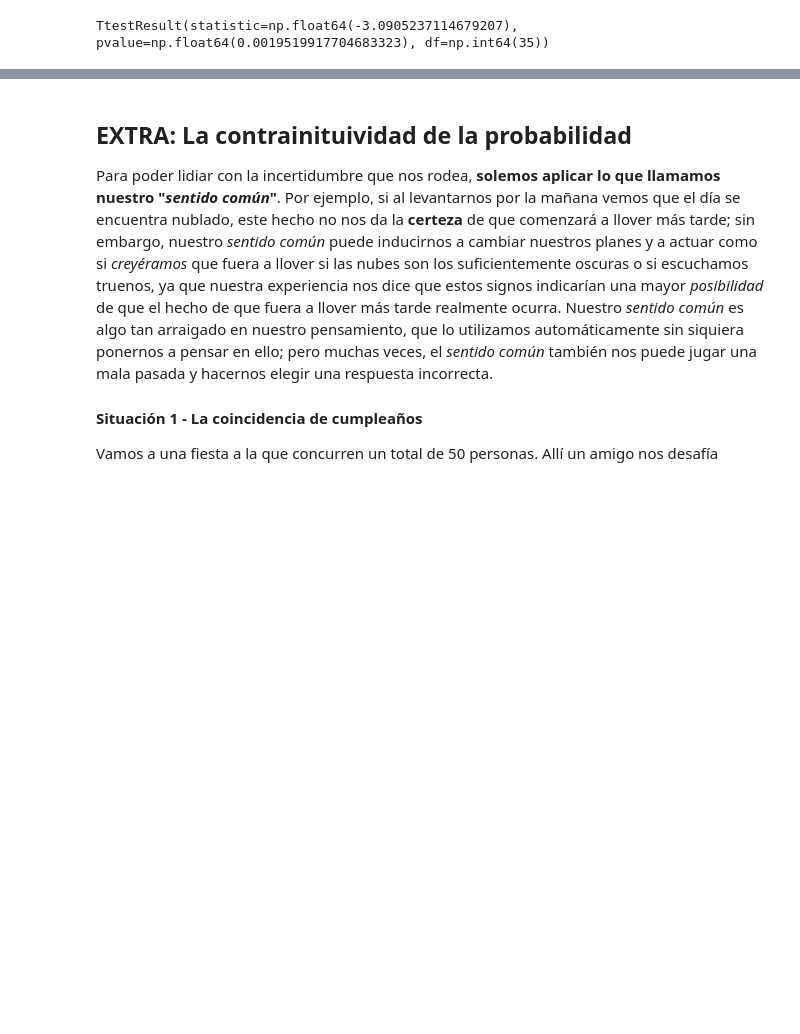
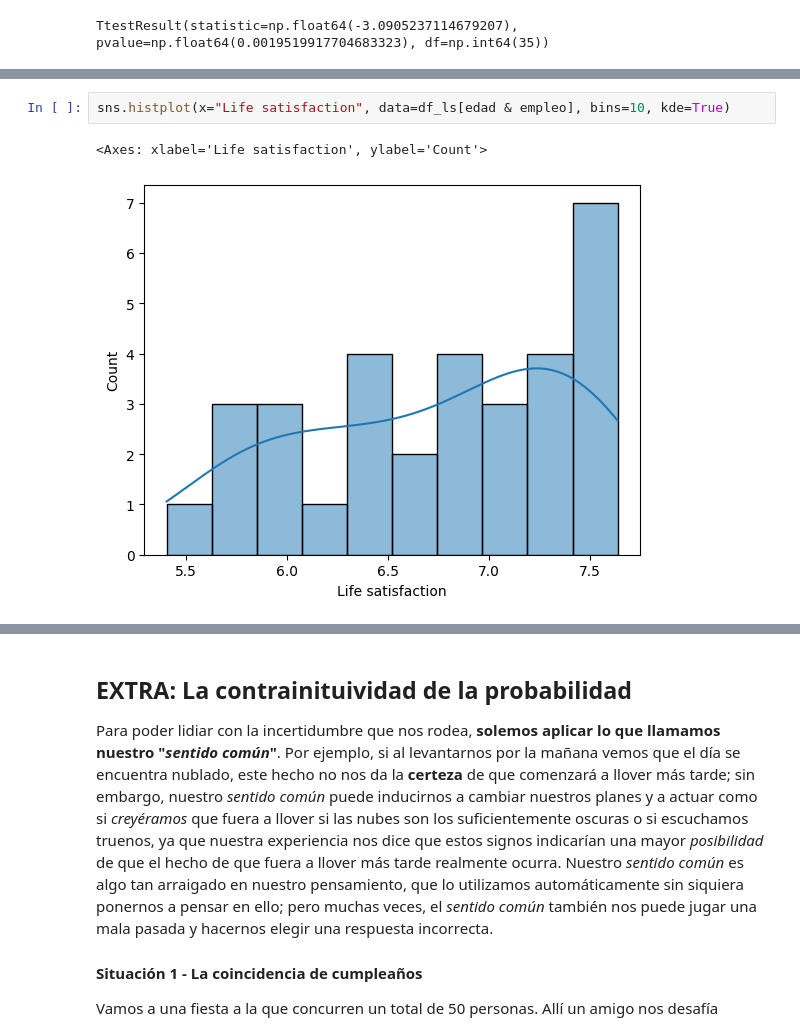
Before and after one commit to IagoG7/ONLINE_DS_THEBRIDGE_IagoGarcia, a Jupyter notebook: 04_Machine_Learning/Sprint_09/Práctica/Unidad_01/Practica_Obligatoria/18_Practica_Obligatoria_Estadistica_Inferencial.ipynb, the cells around one changed output, grey strips where cells are left out. Drawn from its saved outputs; the diff is of its cells as text; blank space fills up the shorter version.

```diff
--- a/04_Machine_Learning/Sprint_09/Práctica/Unidad_01/Practica_Obligatoria/18_Practica_Obligatoria_Estadistica_Inferencial.ipynb
+++ b/04_Machine_Learning/Sprint_09/Práctica/Unidad_01/Practica_Obligatoria/18_Practica_Obligatoria_Estadistica_Inferencial.ipynb
@@ -167,0 +181,5 @@ empleo = df_ls["Employment rate"] > 60
+# %%
+sns.histplot(x="Life satisfaction", data=df_ls[edad & empleo], bins=10, kde=True)
+# %% [output]
+<Axes: xlabel='Life satisfaction', ylabel='Count'>
+[figure, added]
```
Also changed, not shown: parts of 4 cells of this notebook.
